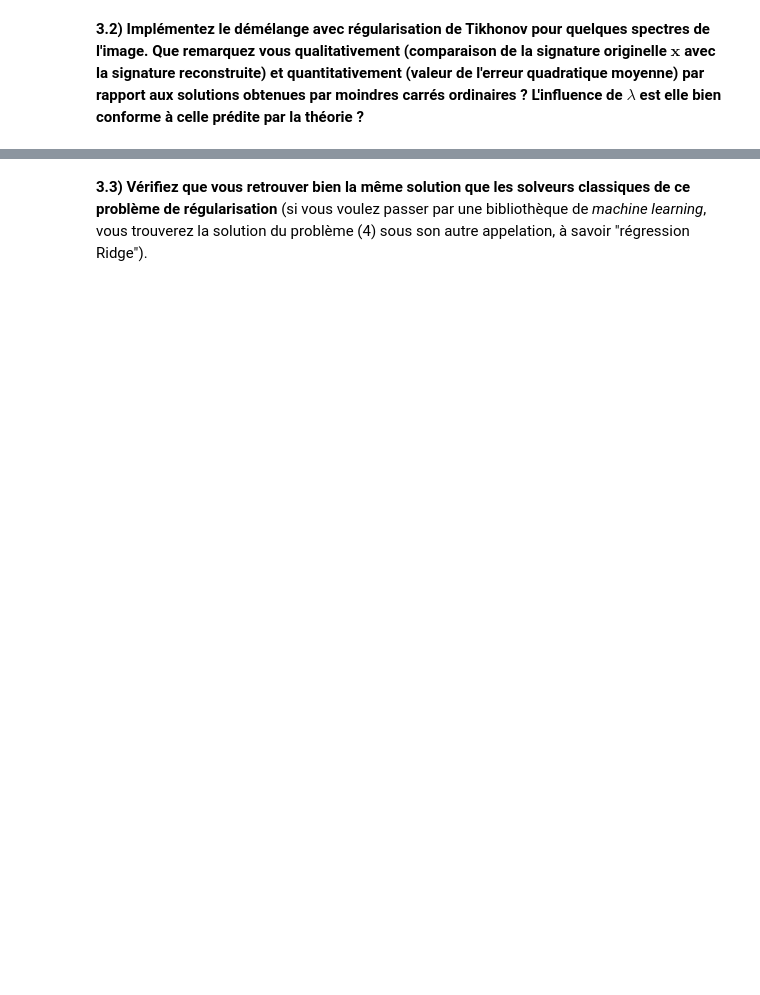
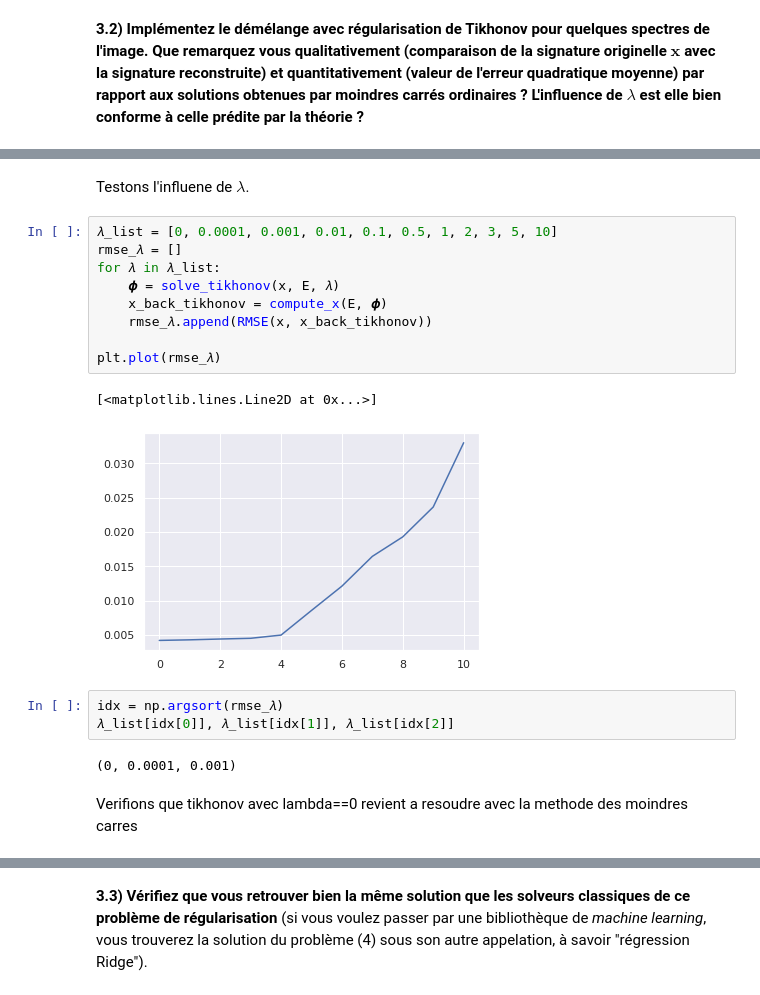
Before and after one commit to Li0nMo0se/spectral_unmixing, a Jupyter notebook: Main.ipynb, the cells around one changed output, grey strips where cells are left out. Saved outputs shown, nothing was run; the diff lists cells and outputs as text; blank space fills up the shorter version.

```diff
--- a/Main.ipynb
+++ b/Main.ipynb
@@ -534,0 +580,21 @@ $\iff \boldsymbol\phi = (\mathbf{E}^T\mathbf{E}+ \lambda \mathbf{I})^{-1}\mathbf
+# %% [markdown]
+Testons l'influene de $\lambda$.
+# %%
+𝜆_list = [0, 0.0001, 0.001, 0.01, 0.1, 0.5, 1, 2, 3, 5, 10]
+rmse_𝜆 = []
+for 𝜆 in 𝜆_list:
+    𝝓 = solve_tikhonov(x, E, 𝜆)
+    x_back_tikhonov = compute_x(E, 𝝓)
+    rmse_𝜆.append(RMSE(x, x_back_tikhonov))
+
+plt.plot(rmse_𝜆)
+# %% [output]
+[<matplotlib.lines.Line2D at 0x...>]
+[figure, added]
+# %%
+idx = np.argsort(rmse_𝜆)
+𝜆_list[idx[0]], 𝜆_list[idx[1]], 𝜆_list[idx[2]]
+# %% [output]
+(0, 0.0001, 0.001)
+# %% [markdown]
+Verifions que tikhonov avec lambda==0 revient a resoudre avec la methode des moindres carres
```
Also changed, not shown: parts of 19 cells of this notebook.
